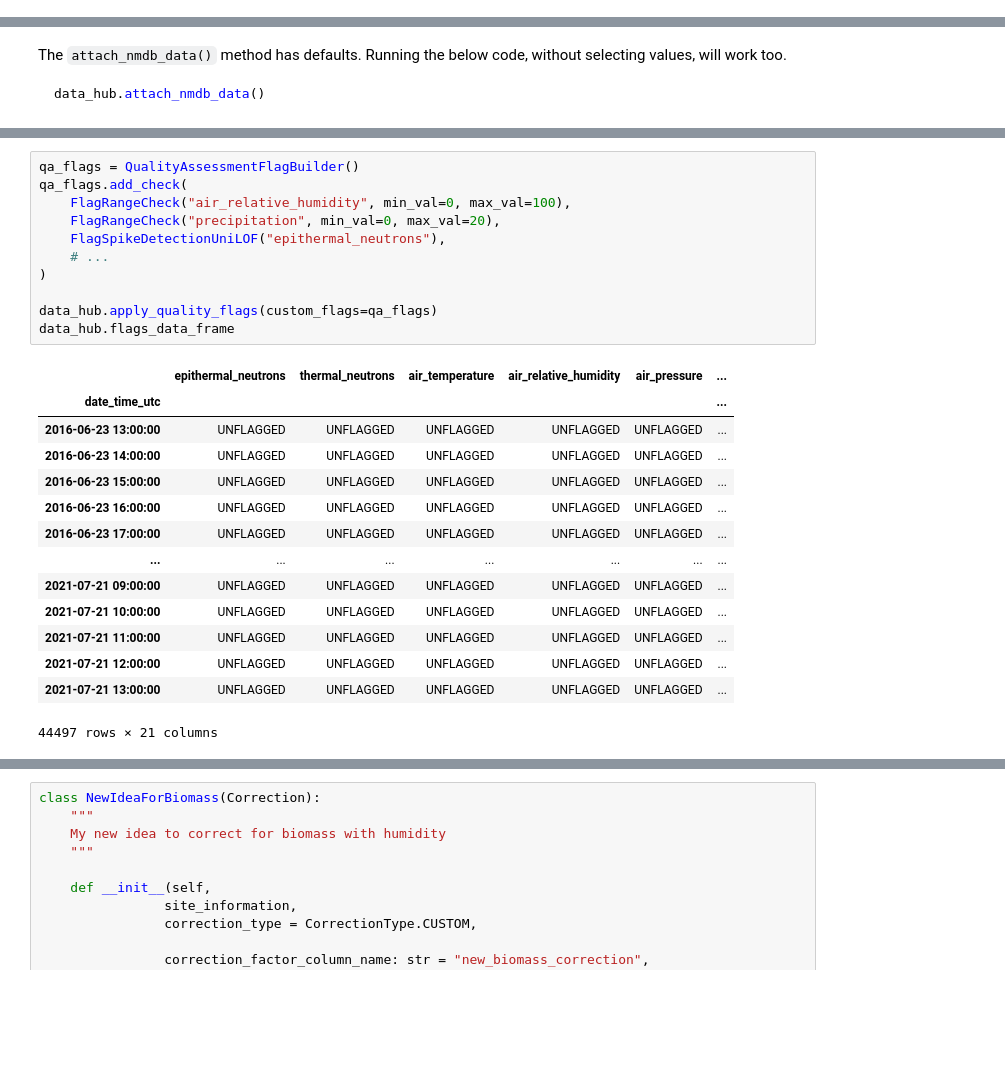
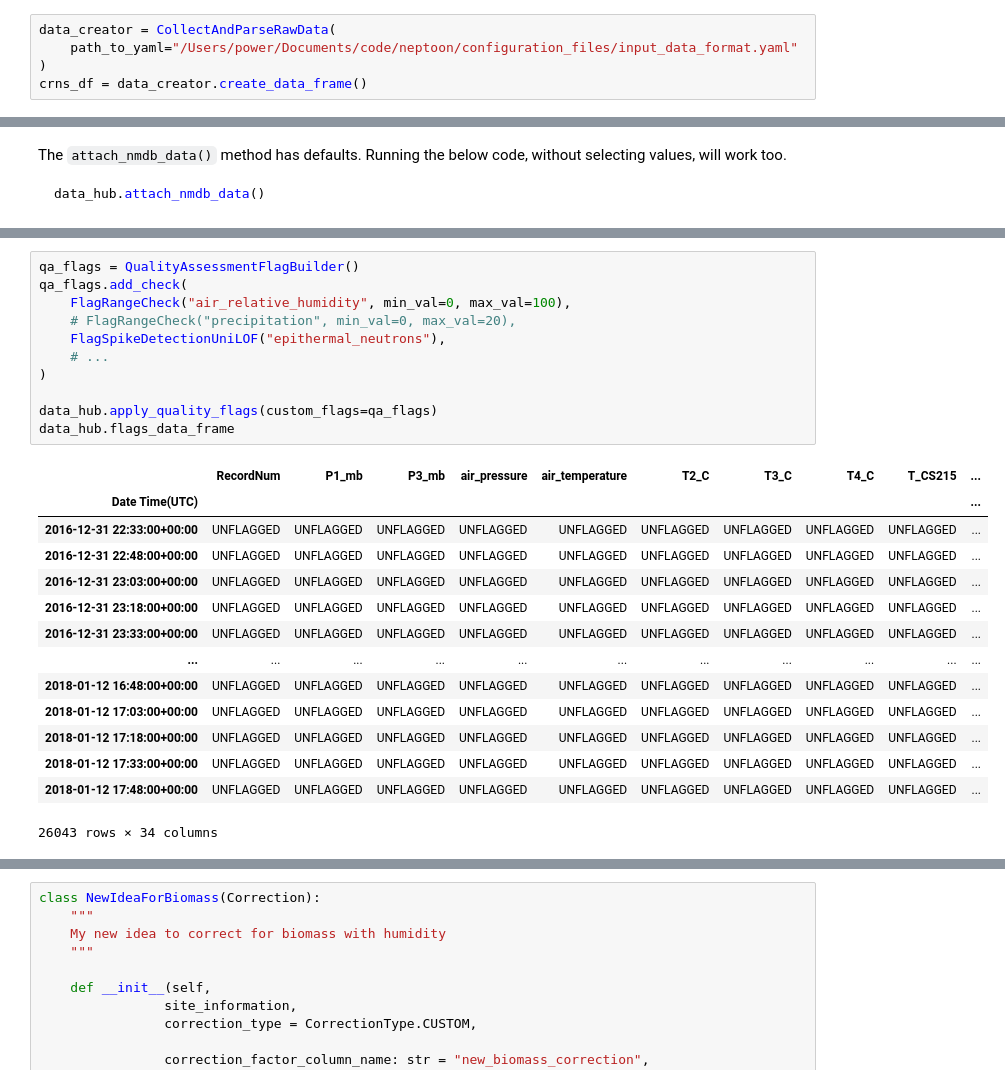
Before and after one commit to globalcosmos/neptoon, a Jupyter notebook: example_process.ipynb, the cells around one changed output, grey strips where cells are left out. Cells and saved outputs as stored; diff of their text form; blank space fills up the shorter version.

```diff
--- a/example_process.ipynb
+++ b/example_process.ipynb
@@ -46,4 +46,9 @@ DataAuditLog.create()
 # %%
 # data_formatter = FormatDataForCRNSDataHub(data_frame=data)
 # data
+# %%
+data_creator = CollectAndParseRawData(
+    path_to_yaml="/Users/power/Documents/code/neptoon/configuration_files/input_data_format.yaml"
+)
+crns_df = data_creator.create_data_frame()
 # %%
@@ -135,29 +155,29 @@ data_hub.crns_data_frame
 # %%
 qa_flags = QualityAssessmentFlagBuilder()
 qa_flags.add_check(
     FlagRangeCheck("air_relative_humidity", min_val=0, max_val=100),
-    FlagRangeCheck("precipitation", min_val=0, max_val=20),
+    # FlagRangeCheck("precipitation", min_val=0, max_val=20),
     FlagSpikeDetectionUniLOF("epithermal_neutrons"),
     # ...
 )
 
 data_hub.apply_quality_flags(custom_flags=qa_flags)
 data_hub.flags_data_frame
 # %% [output]
-|  | epithermal_neutrons | thermal_neutrons | air_temperature | air_relative_humidity | air_pressure | ... |
-| date_time_utc |  |  |  |  |  | ... |
-| 2016-06-23 13:00:00 | UNFLAGGED | UNFLAGGED | UNFLAGGED | UNFLAGGED | UNFLAGGED | ... |
-| 2016-06-23 14:00:00 | UNFLAGGED | UNFLAGGED | UNFLAGGED | UNFLAGGED | UNFLAGGED | ... |
-| 2016-06-23 15:00:00 | UNFLAGGED | UNFLAGGED | UNFLAGGED | UNFLAGGED | UNFLAGGED | ... |
-| 2016-06-23 16:00:00 | UNFLAGGED | UNFLAGGED | UNFLAGGED | UNFLAGGED | UNFLAGGED | ... |
-| 2016-06-23 17:00:00 | UNFLAGGED | UNFLAGGED | UNFLAGGED | UNFLAGGED | UNFLAGGED | ... |
-| ... | ... | ... | ... | ... | ... | ... |
-| 2021-07-21 09:00:00 | UNFLAGGED | UNFLAGGED | UNFLAGGED | UNFLAGGED | UNFLAGGED | ... |
-| 2021-07-21 10:00:00 | UNFLAGGED | UNFLAGGED | UNFLAGGED | UNFLAGGED | UNFLAGGED | ... |
-| 2021-07-21 11:00:00 | UNFLAGGED | UNFLAGGED | UNFLAGGED | UNFLAGGED | UNFLAGGED | ... |
-| 2021-07-21 12:00:00 | UNFLAGGED | UNFLAGGED | UNFLAGGED | UNFLAGGED | UNFLAGGED | ... |
-| 2021-07-21 13:00:00 | UNFLAGGED | UNFLAGGED | UNFLAGGED | UNFLAGGED | UNFLAGGED | ... |
+|  | RecordNum | P1_mb | P3_mb | air_pressure | air_temperature | T2_C | T3_C | T4_C | T_CS215 | ... |
+| Date Time(UTC) |  |  |  |  |  |  |  |  |  | ... |
+| 2016-12-31 22:33:00+00:00 | UNFLAGGED | UNFLAGGED | UNFLAGGED | UNFLAGGED | UNFLAGGED | UNFLAGGED | UNFLAGGED | UNFLAGGED | UNFLAGGED | ... |
+| 2016-12-31 22:48:00+00:00 | UNFLAGGED | UNFLAGGED | UNFLAGGED | UNFLAGGED | UNFLAGGED | UNFLAGGED | UNFLAGGED | UNFLAGGED | UNFLAGGED | ... |
+| 2016-12-31 23:03:00+00:00 | UNFLAGGED | UNFLAGGED | UNFLAGGED | UNFLAGGED | UNFLAGGED | UNFLAGGED | UNFLAGGED | UNFLAGGED | UNFLAGGED | ... |
+| 2016-12-31 23:18:00+00:00 | UNFLAGGED | UNFLAGGED | UNFLAGGED | UNFLAGGED | UNFLAGGED | UNFLAGGED | UNFLAGGED | UNFLAGGED | UNFLAGGED | ... |
+| 2016-12-31 23:33:00+00:00 | UNFLAGGED | UNFLAGGED | UNFLAGGED | UNFLAGGED | UNFLAGGED | UNFLAGGED | UNFLAGGED | UNFLAGGED | UNFLAGGED | ... |
+| ... | ... | ... | ... | ... | ... | ... | ... | ... | ... | ... |
+| 2018-01-12 16:48:00+00:00 | UNFLAGGED | UNFLAGGED | UNFLAGGED | UNFLAGGED | UNFLAGGED | UNFLAGGED | UNFLAGGED | UNFLAGGED | UNFLAGGED | ... |
+| 2018-01-12 17:03:00+00:00 | UNFLAGGED | UNFLAGGED | UNFLAGGED | UNFLAGGED | UNFLAGGED | UNFLAGGED | UNFLAGGED | UNFLAGGED | UNFLAGGED | ... |
+| 2018-01-12 17:18:00+00:00 | UNFLAGGED | UNFLAGGED | UNFLAGGED | UNFLAGGED | UNFLAGGED | UNFLAGGED | UNFLAGGED | UNFLAGGED | UNFLAGGED | ... |
+| 2018-01-12 17:33:00+00:00 | UNFLAGGED | UNFLAGGED | UNFLAGGED | UNFLAGGED | UNFLAGGED | UNFLAGGED | UNFLAGGED | UNFLAGGED | UNFLAGGED | ... |
+| 2018-01-12 17:48:00+00:00 | UNFLAGGED | UNFLAGGED | UNFLAGGED | UNFLAGGED | UNFLAGGED | UNFLAGGED | UNFLAGGED | UNFLAGGED | UNFLAGGED | ... |
-44497 rows × 21 columns
+26043 rows × 34 columns
 # %%
 data_hub.select_correction(
     correction_type=CorrectionType.INCOMING_INTENSITY,
```
Also changed, not shown: parts of 7 cells of this notebook, 3 other files.
